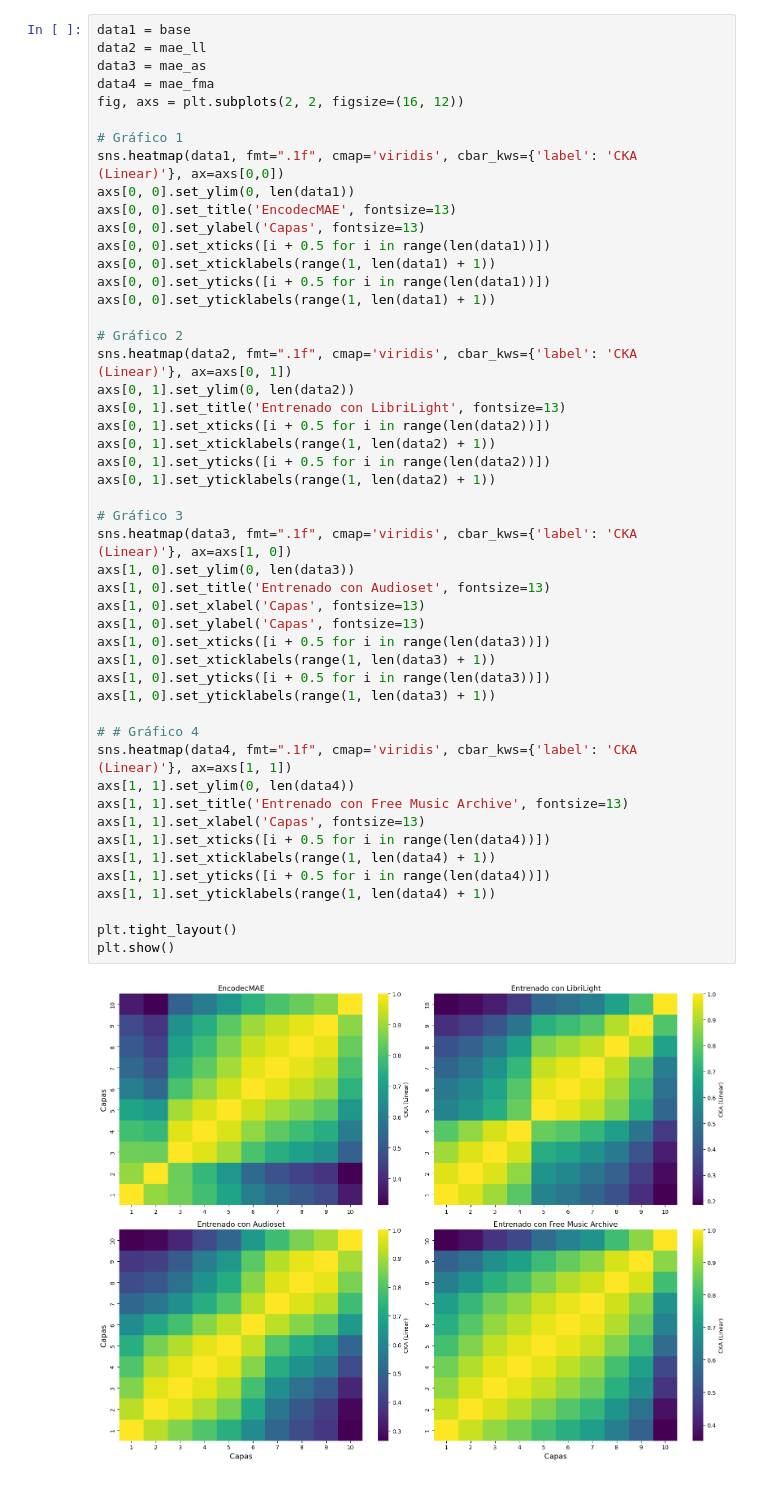
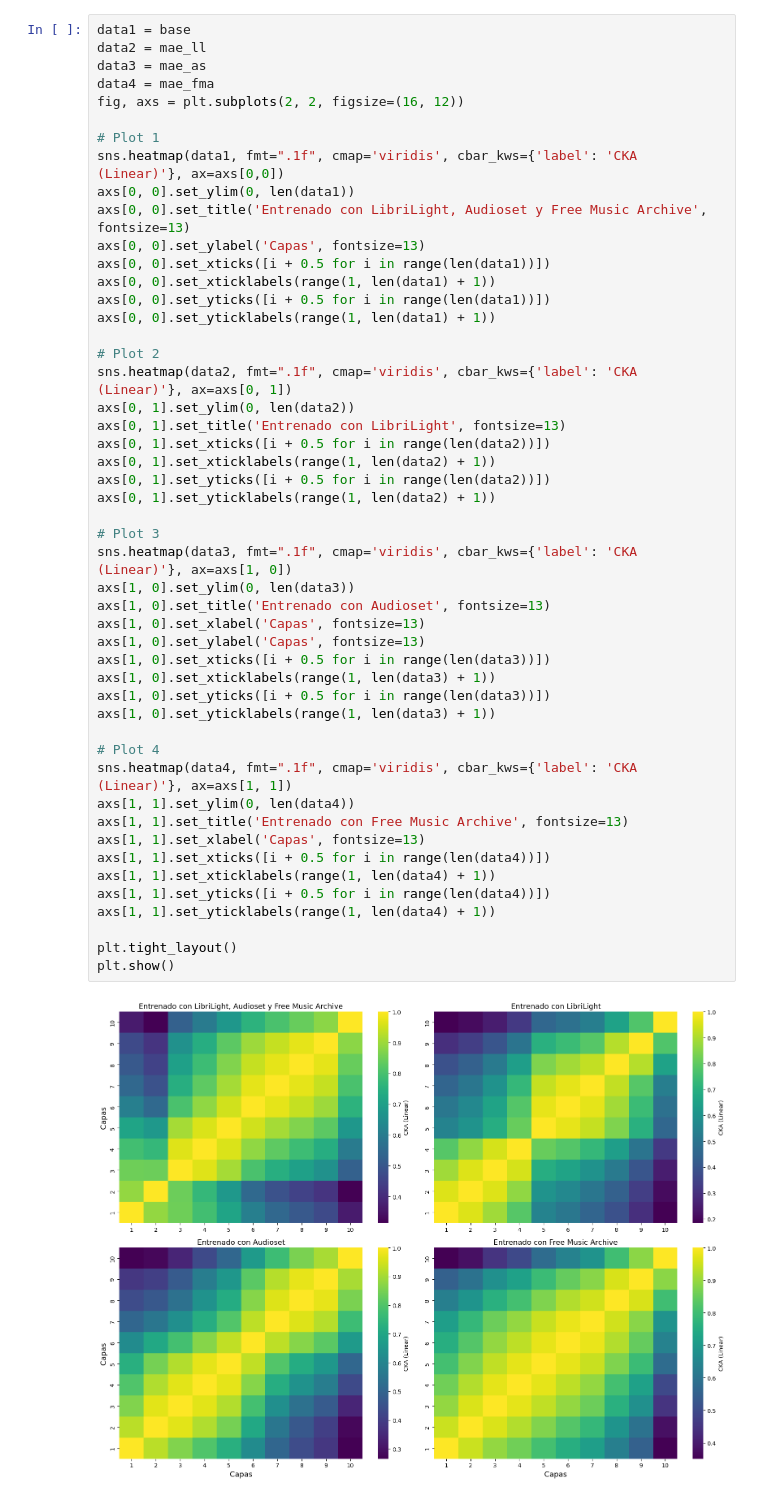
Before and after one commit to ceciliabolanos/layer-analysis, a Jupyter notebook: results/experiment2.2_dif_dataset/results.ipynb, the cells around one changed output. Drawn from its saved outputs; the diff is of its cells as text.

```diff
--- a/results/experiment2.2_dif_dataset/results.ipynb
+++ b/results/experiment2.2_dif_dataset/results.ipynb
@@ -25,47 +24,47 @@ data3 = mae_as
 data4 = mae_fma
 fig, axs = plt.subplots(2, 2, figsize=(16, 12))
 
-# Gráfico 1
+# Plot 1
 sns.heatmap(data1, fmt=".1f", cmap='viridis', cbar_kws={'label': 'CKA (Linear)'}, ax=axs[0,0])
 axs[0, 0].set_ylim(0, len(data1))
-axs[0, 0].set_title('EncodecMAE', fontsize=13)
+axs[0, 0].set_title('Entrenado con LibriLight, Audioset y Free Music Archive', fontsize=13)
 axs[0, 0].set_ylabel('Capas', fontsize=13)
 axs[0, 0].set_xticks([i + 0.5 for i in range(len(data1))])
 axs[0, 0].set_xticklabels(range(1, len(data1) + 1))
 axs[0, 0].set_yticks([i + 0.5 for i in range(len(data1))])
 axs[0, 0].set_yticklabels(range(1, len(data1) + 1))
 
-# Gráfico 2
+# Plot 2
 sns.heatmap(data2, fmt=".1f", cmap='viridis', cbar_kws={'label': 'CKA (Linear)'}, ax=axs[0, 1])
 axs[0, 1].set_ylim(0, len(data2))
 axs[0, 1].set_title('Entrenado con LibriLight', fontsize=13)
 axs[0, 1].set_xticks([i + 0.5 for i in range(len(data2))])
 axs[0, 1].set_xticklabels(range(1, len(data2) + 1))
 axs[0, 1].set_yticks([i + 0.5 for i in range(len(data2))])
 axs[0, 1].set_yticklabels(range(1, len(data2) + 1))
 
-# Gráfico 3
+# Plot 3
 sns.heatmap(data3, fmt=".1f", cmap='viridis', cbar_kws={'label': 'CKA (Linear)'}, ax=axs[1, 0])
 axs[1, 0].set_ylim(0, len(data3))
 axs[1, 0].set_title('Entrenado con Audioset', fontsize=13)
 axs[1, 0].set_xlabel('Capas', fontsize=13)
 axs[1, 0].set_ylabel('Capas', fontsize=13)
 axs[1, 0].set_xticks([i + 0.5 for i in range(len(data3))])
 axs[1, 0].set_xticklabels(range(1, len(data3) + 1))
 axs[1, 0].set_yticks([i + 0.5 for i in range(len(data3))])
 axs[1, 0].set_yticklabels(range(1, len(data3) + 1))
 
-# # Gráfico 4
+# Plot 4
 sns.heatmap(data4, fmt=".1f", cmap='viridis', cbar_kws={'label': 'CKA (Linear)'}, ax=axs[1, 1])
 axs[1, 1].set_ylim(0, len(data4))
 axs[1, 1].set_title('Entrenado con Free Music Archive', fontsize=13)
 axs[1, 1].set_xlabel('Capas', fontsize=13)
 axs[1, 1].set_xticks([i + 0.5 for i in range(len(data4))])
 axs[1, 1].set_xticklabels(range(1, len(data4) + 1))
 axs[1, 1].set_yticks([i + 0.5 for i in range(len(data4))])
 axs[1, 1].set_yticklabels(range(1, len(data4) + 1))
 
 plt.tight_layout()
 plt.show()
 # %% [output]
-[figure, old version]
+[figure, new version]
```
Also changed, not shown: parts of 3 cells of this notebook.
